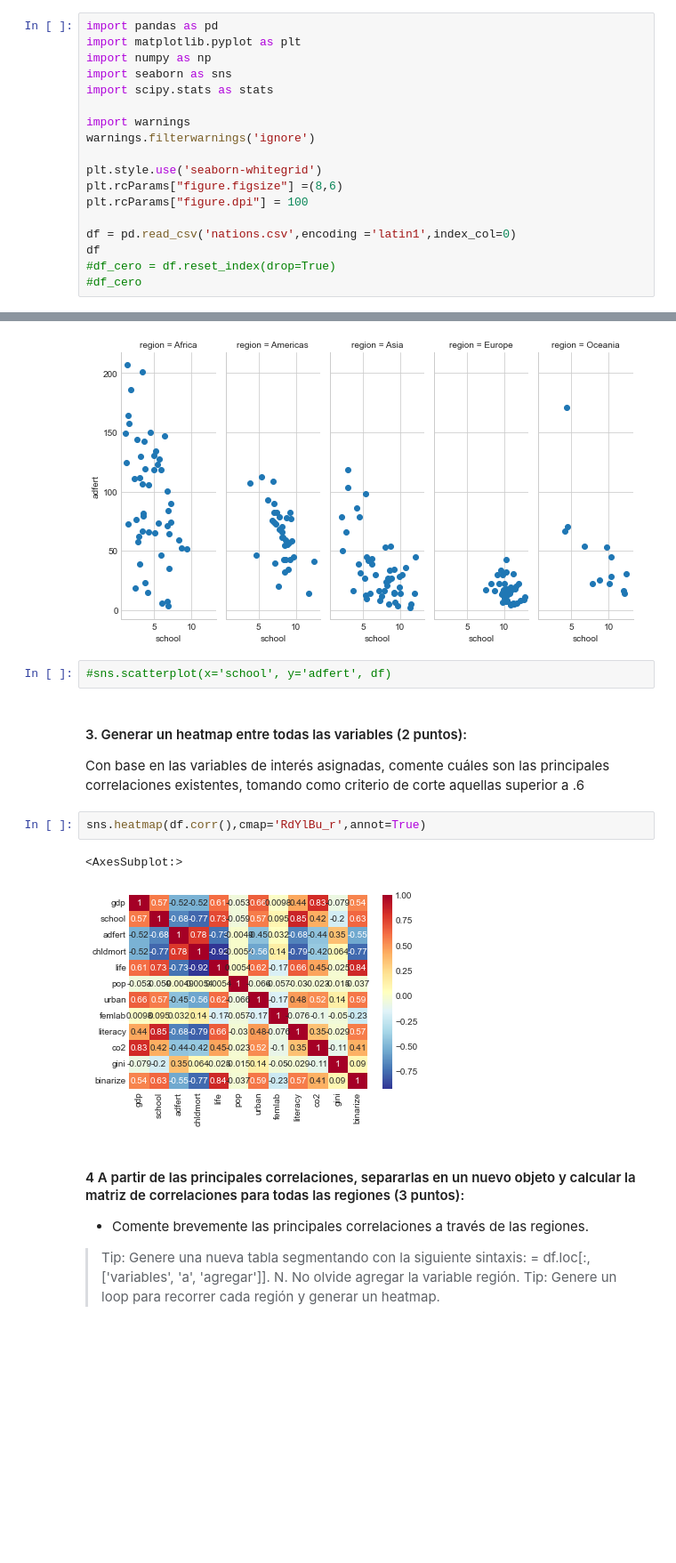
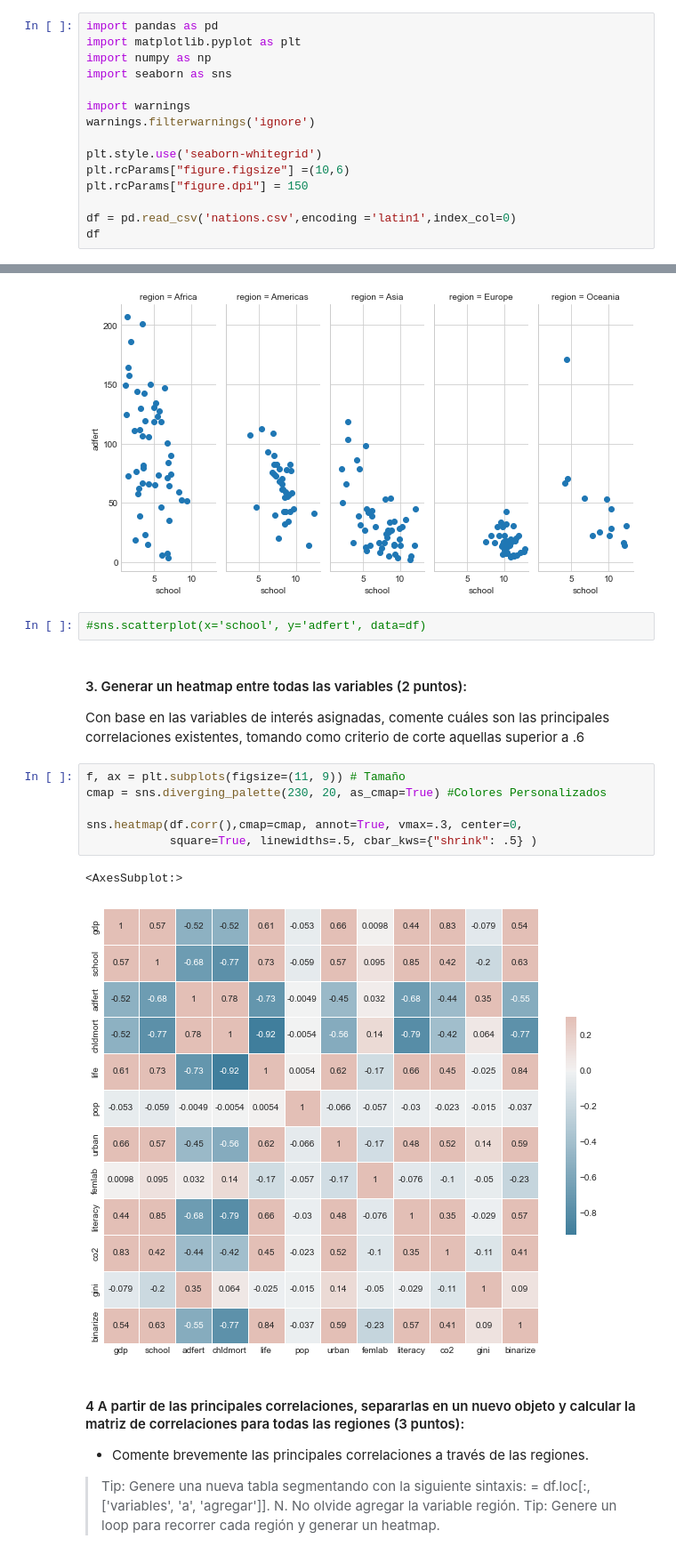
Before and after one commit to antosource/CursoDataScience, a Jupyter notebook: FundamentosDataScience/4/guiado.ipynb, the cells around one changed output, grey strips where cells are left out. Shown: that part at 89% size. Cells and saved outputs as stored; diff of their text form; blank space fills up the shorter version.

```diff
--- a/FundamentosDataScience/4/guiado.ipynb
+++ b/FundamentosDataScience/4/guiado.ipynb
@@ -26,19 +26,16 @@ import pandas as pd
 import matplotlib.pyplot as plt
 import numpy as np
 import seaborn as sns
-import scipy.stats as stats
 
 import warnings
 warnings.filterwarnings('ignore')
 
 plt.style.use('seaborn-whitegrid')
-plt.rcParams["figure.figsize"] =(8,6)
-plt.rcParams["figure.dpi"] = 100
+plt.rcParams["figure.figsize"] =(10,6)
+plt.rcParams["figure.dpi"] = 150
 
 df = pd.read_csv('nations.csv',encoding ='latin1',index_col=0)
 df
-#df_cero = df.reset_index(drop=True)
-#df_cero
 # %% [output]
 |  | country | region | gdp | school | adfert | chldmort | life | pop | urban | femlab | literacy | ... |
 | 1 | Algeria | Africa | 7300.399902 | 6.716667 | 7.300000 | 34.75 | 72.316666 | 34172236 | 64.933334 | 0.4522 | 72.599998 | ... |
@@ -160,15 +157,19 @@ grid.map(plt.scatter,'school','adfert')
 <seaborn.axisgrid.FacetGrid at 0x...>
 [figure]
 # %%
-#sns.scatterplot(x='school', y='adfert', df)
+#sns.scatterplot(x='school', y='adfert', data=df)
 # %% [markdown]
 #### 3. Generar un heatmap entre todas las variables (2 puntos):
 Con base en las variables de interés asignadas, comente cuáles son las principales correlaciones existentes, tomando como criterio de corte aquellas superior a .6
-# %%
-sns.heatmap(df.corr(),cmap='RdYlBu_r',annot=True)
-# %% [output]
-<AxesSubplot:>
-[figure, removed]
+# %%
+f, ax = plt.subplots(figsize=(11, 9)) # Tamaño
+cmap = sns.diverging_palette(230, 20, as_cmap=True) #Colores Personalizados
+
+sns.heatmap(df.corr(),cmap=cmap, annot=True, vmax=.3, center=0,
+            square=True, linewidths=.5, cbar_kws={"shrink": .5} )
+# %% [output]
+<AxesSubplot:>
+[figure, added]
 # %% [markdown]
 #### 4 A partir de las principales correlaciones, separarlas en un nuevo objeto y calcular la matriz de correlaciones para todas las regiones (3 puntos):
 - Comente brevemente las principales correlaciones a través de las regiones.
```
Also changed, not shown: parts of 2 cells of this notebook, 1 other file.
